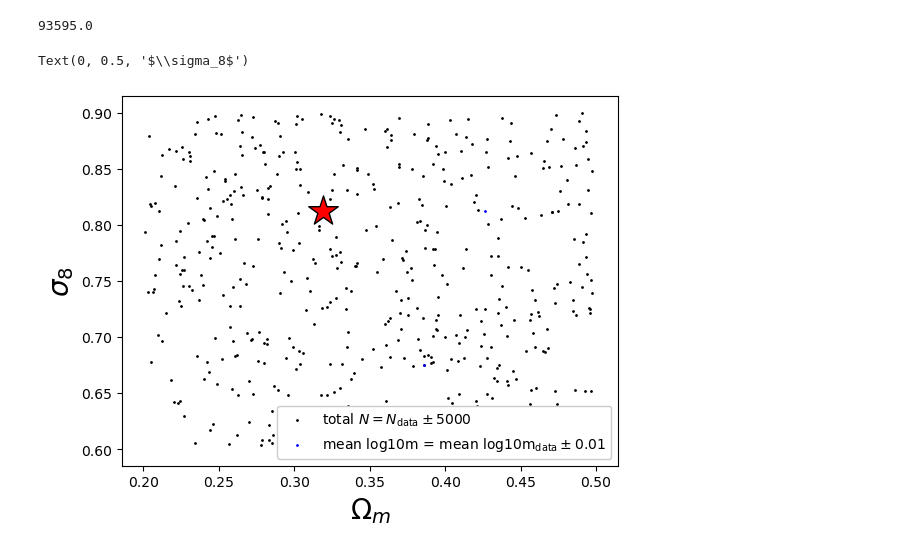
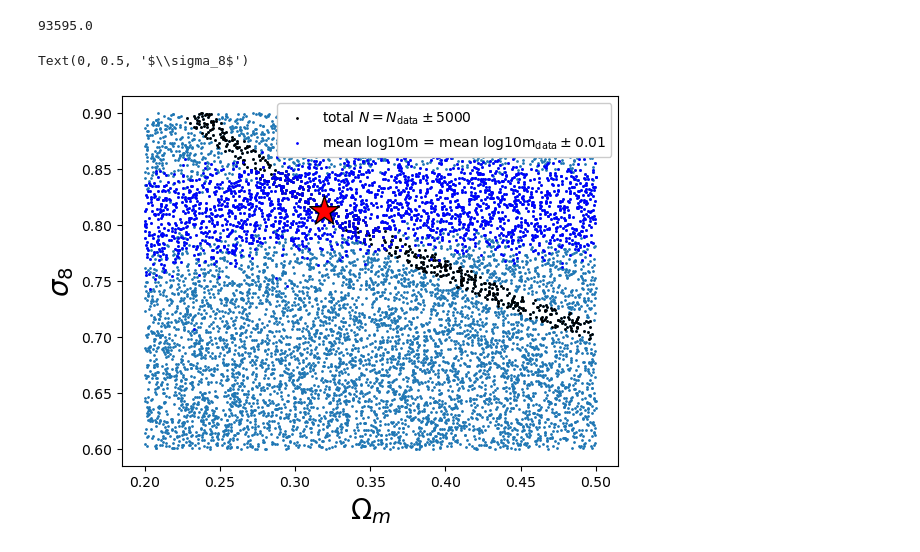
Before and after one commit to calumhrmurray/capish, a Jupyter notebook: validation_capish/investigate_simulations.ipynb, the cells around one changed output. Saved outputs shown, nothing was run; the diff lists cells and outputs as text; code cells hidden in the pictures.

```diff
--- a/validation_capish/investigate_simulations.ipynb
+++ b/validation_capish/investigate_simulations.ipynb
@@ -42,28 +23,28 @@ np.sum(summary['count_with_m200b_def'])
 # %% [output]
 93595.0
 # %%
-data = load_pickle('./config_sbi_standard_prior_5_params/simulations.pkl')
+data = load_pickle('../../capish_sbi_data/config_sbi_standard_prior_2_params/simulations.pkl')
 # %%
 count = np.sum(np.sum(data['x'][0], axis=1), axis=1)
 mean_mass = np.mean(np.mean(data['x'][1],axis=1), axis=1)
 # %%
 #plt.scatter(data['failed_theta'][:,0], data['failed_theta'][:,1])
 count = np.sum(np.sum(data['x'][0], axis=1), axis=1)
-#plt.scatter(data['theta'][:,0], data['theta'][:,1],s=1)
-mask = (count > 0)*(data['theta'][:,2] > -9)*(data['theta'][:,2] < -8)
+plt.scatter(data['theta'][:,0], data['theta'][:,1],s=1)
+mask = (count > 0)
 #plt.scatter(data['theta'][:,0][mask], data['theta'][:,1][mask],s=3, c=np.log10(count[mask]), cmap='rainbow')
 #plt.colorbar(label='total count per simulation')
 
-mask = (count>40000)*(count<200000)*(data['theta'][:,2] > -9)*(data['theta'][:,2] < -8)
+mask = (count>90000)*(count<100000)
 plt.scatter(data['theta'][:,0][mask], data['theta'][:,1][mask],s=1, c='k', label=r'total $N = N_{\rm data} \pm 5000$')
 
-mask = (mean_mass>14.5)*(mean_mass<14.53)*(data['theta'][:,2] > -9)*(data['theta'][:,2] < -8)
+mask = (mean_mass>14.5)*(mean_mass<14.53)
 plt.scatter(data['theta'][:,0][mask], data['theta'][:,1][mask],s=1, c='b', label=r'mean log10m = mean log10m$_{\rm data} \pm 0.01$')
 
 plt.scatter([0.319], [0.813], s=500, marker = '*',color = 'r', edgecolors='k')
 plt.legend(framealpha=1)
 plt.xlabel(r'$\Omega_m$', fontsize=20)
 plt.ylabel(r'$\sigma_8$', fontsize=20)
 # %% [output]
 Text(0, 0.5, '$\\sigma_8$')
-[figure, old version]
+[figure, new version]
```
Also changed, not shown: parts of 9 cells of this notebook, 7 other files.
